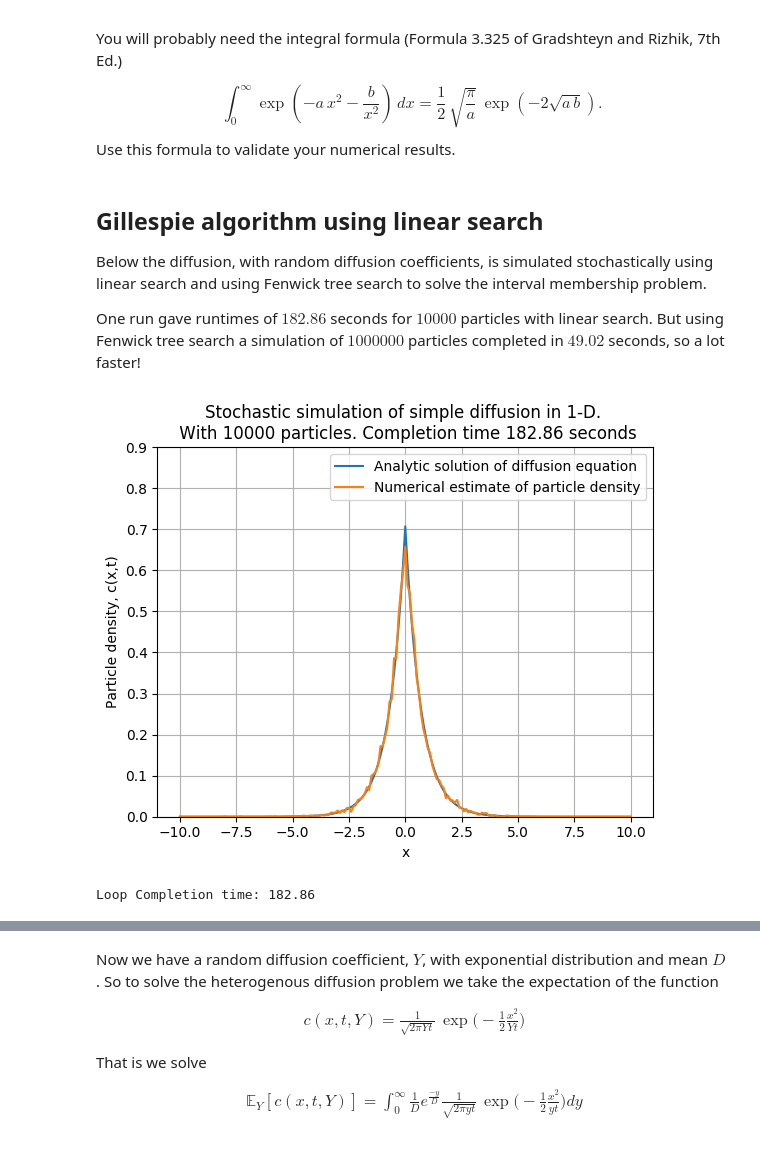
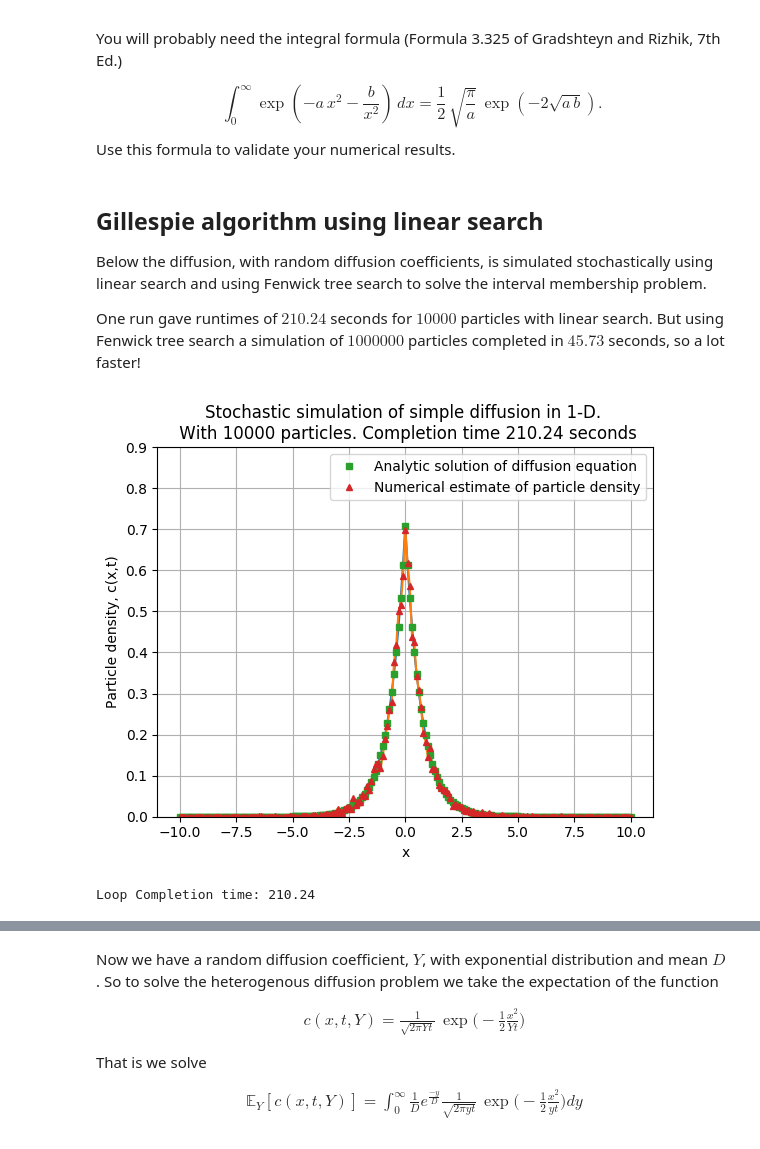
Before and after one commit to harveydevereux/MA934, a Jupyter notebook: workbook2.ipynb, the cells around one changed output, grey strips where cells are left out. Saved outputs shown, nothing was run; the diff lists cells and outputs as text; code cells hidden in the pictures.

```diff
--- a/workbook2.ipynb
+++ b/workbook2.ipynb
@@ -2,8 +2,10 @@
 # MA934  Numerical Methods - Workbook 2
 # %%
 using PyPlot
+# default markersize
+ms = 4
 using Distributions
-include("KVPair.jl")
-include("LList.jl")
-include("FTree.jl")
+include("modules/KVPair.jl")
+include("modules/LList.jl")
+include("modules/FTree.jl")
 # %% [output]
@@ -496,7 +510,7 @@ Use this formula to validate your numerical results.
 Below the diffusion, with random diffusion coefficients, is simulated stochastically using linear search and using
 Fenwick tree search to solve the interval membership problem.
 
-One run gave runtimes of $182.86$ seconds for $10000$ particles with linear search. But using Fenwick tree search a simulation of $1000000$ particles completed in $49.02$ seconds, so a lot faster!
+One run gave runtimes of $210.24$ seconds for $10000$ particles with linear search. But using Fenwick tree search a simulation of $1000000$ particles completed in $45.73$ seconds, so a lot faster!
 # %%
 L=10.0
 N=10000
@@ -540,34 +554,36 @@ time = @timed while t < T
         particleId = intervalmembership(L,x-TotalRate).key
         hop=-1
     end
 
     # record the hop
     Y[particleId]+=hop
     t+=dt
 end
 
 # Calculate the estimated density of particles
 P =zeros(Float64,length(X))
 for i in 1:length(Y)
     P[Y[i]+Int64((Nx-1)/2)+1]+=1/(N * dx)
 end
 
 # Calculate the theoretical density and compare, now with new function
 function normal2(x, D, t)
     return (1.0./sqrt.(2.0.*D.*t)).*exp.(-sqrt.(2/(D*t)).*abs.(x))
 end
 P1 = normal2.(X, D, T)
-plot(X, P1, label="Analytic solution of diffusion equation")
-plot(X, P, label="Numerical estimate of particle density")
+plot(X, P1)
+plot(X, P)
+plot(X, P1, label="Analytic solution of diffusion equation", "s", markersize=ms)
+plot(X, P, label="Numerical estimate of particle density", "^", markersize=ms)
 xlabel("x")
 ylabel("Particle density, c(x,t)")
 t = trunc(time[2],2)
 title("Stochastic simulation of simple diffusion in 1-D. \n With $N particles. Completion time $t seconds")
 println("Loop Completion time: ", t)
 # allow space for legend
 ylim(0,0.9)
 legend()
 grid()
 # %% [output]
-[figure, old version]
+[figure, new version]
-Loop Completion time: 182.86
+Loop Completion time: 210.24
```
Also changed, not shown: parts of 8 cells of this notebook, 2 other files.
